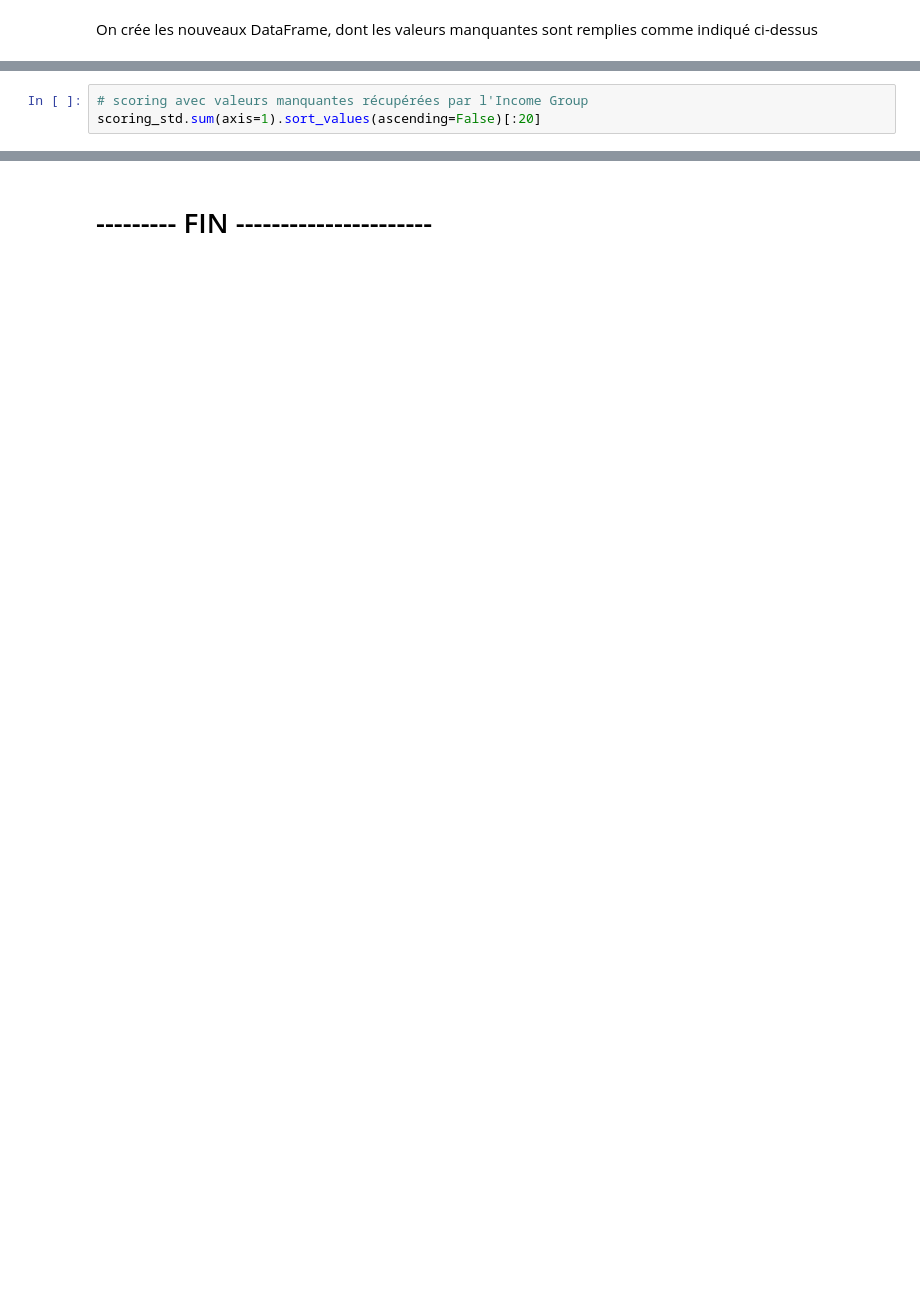
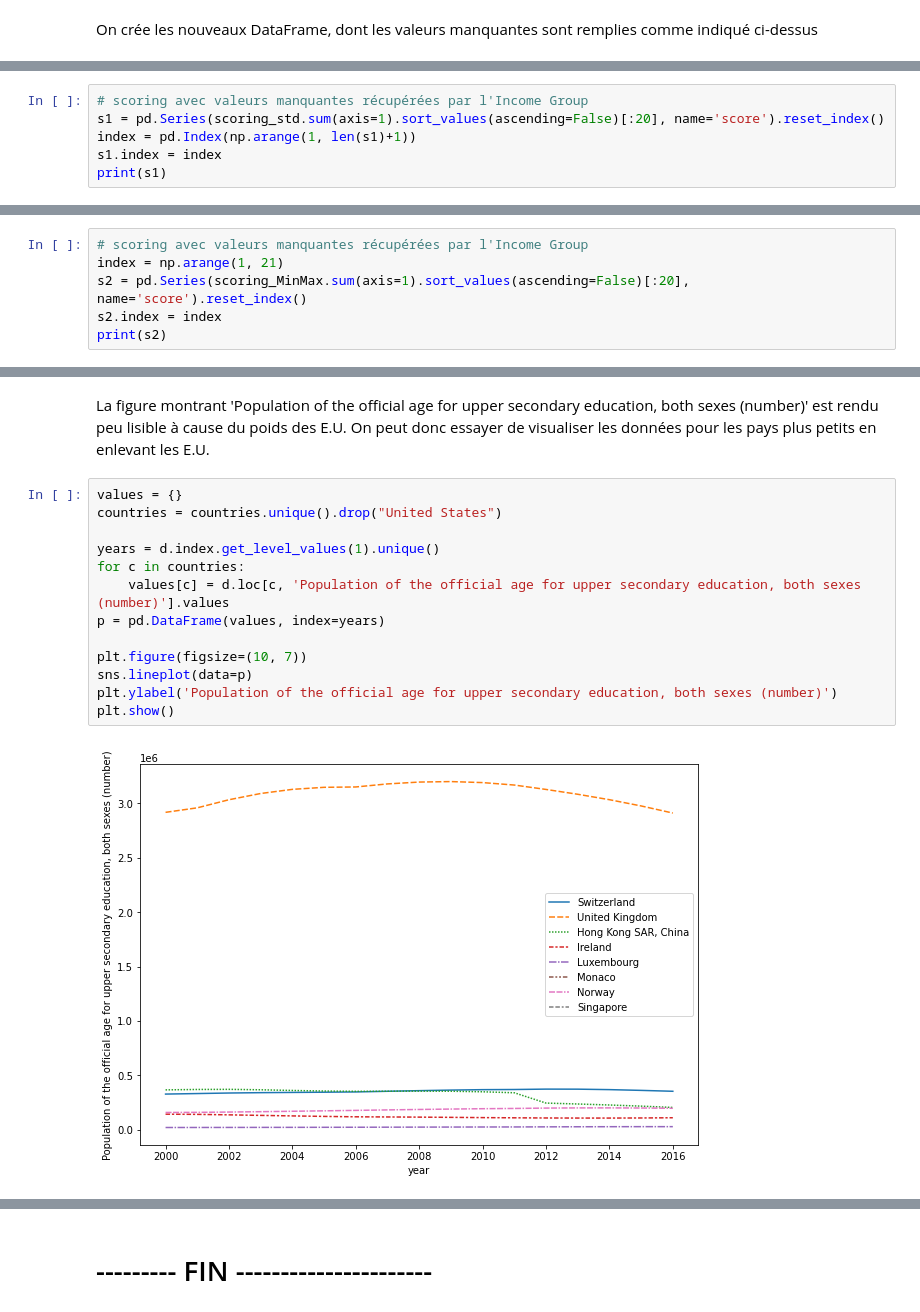
Before and after one commit to OlivierLegrand/P7, a Jupyter notebook: P2_EdStats_Academy.ipynb, the cells around one changed output, grey strips where cells are left out. Drawn from its saved outputs; the diff is of its cells as text; blank space fills up the shorter version.

```diff
--- a/P2_EdStats_Academy.ipynb
+++ b/P2_EdStats_Academy.ipynb
@@ -1901,0 +1887,6 @@ scoring_std = scoring()
+# %%
+# scoring avec valeurs manquantes récupérées par l'Income Group
+s1 = pd.Series(scoring_std.sum(axis=1).sort_values(ascending=False)[:20], name='score').reset_index()
+index = pd.Index(np.arange(1, len(s1)+1))
+s1.index = index
+print(s1)
@@ -1902,4 +1913,7 @@ scoring_std = scoring()
 # %%
 # scoring avec valeurs manquantes récupérées par l'Income Group
-scoring_std.sum(axis=1).sort_values(ascending=False)[:20]
+index = np.arange(1, 21)
+s2 = pd.Series(scoring_MinMax.sum(axis=1).sort_values(ascending=False)[:20], name='score').reset_index()
+s2.index = index
+print(s2)
 # %% [output]
@@ -1993,0 +2057,17 @@ Selon la méthode choisie, les meilleurs pays ne seront pas tout à fait les mê
+# %% [markdown]
+La figure montrant 'Population of the official age for upper secondary education, both sexes (number)' est rendu peu lisible à cause du poids des E.U. On peut donc essayer de visualiser les données pour les pays plus petits en enlevant les E.U.
+# %%
+values = {}
+countries = countries.unique().drop("United States")
+
+years = d.index.get_level_values(1).unique()
+for c in countries:
+    values[c] = d.loc[c, 'Population of the official age for upper secondary education, both sexes (number)'].values
+p = pd.DataFrame(values, index=years)
+
+plt.figure(figsize=(10, 7))
+sns.lineplot(data=p)
+plt.ylabel('Population of the official age for upper secondary education, both sexes (number)')
+plt.show()
+# %% [output]
+[figure, added]
```
Also changed, not shown: parts of 60 cells of this notebook.
